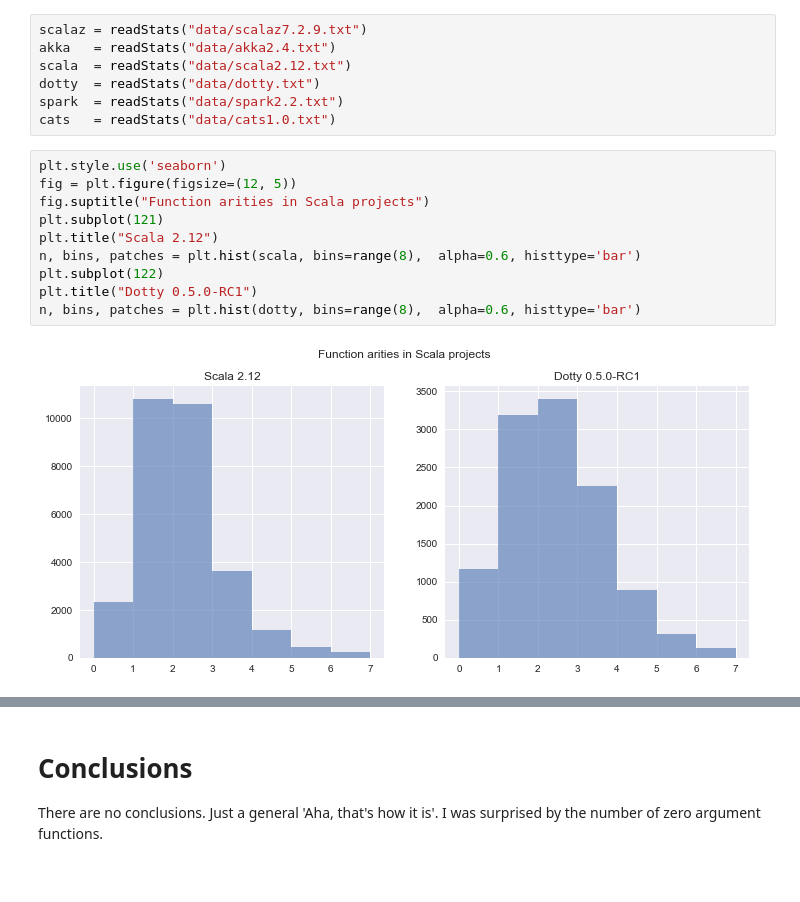
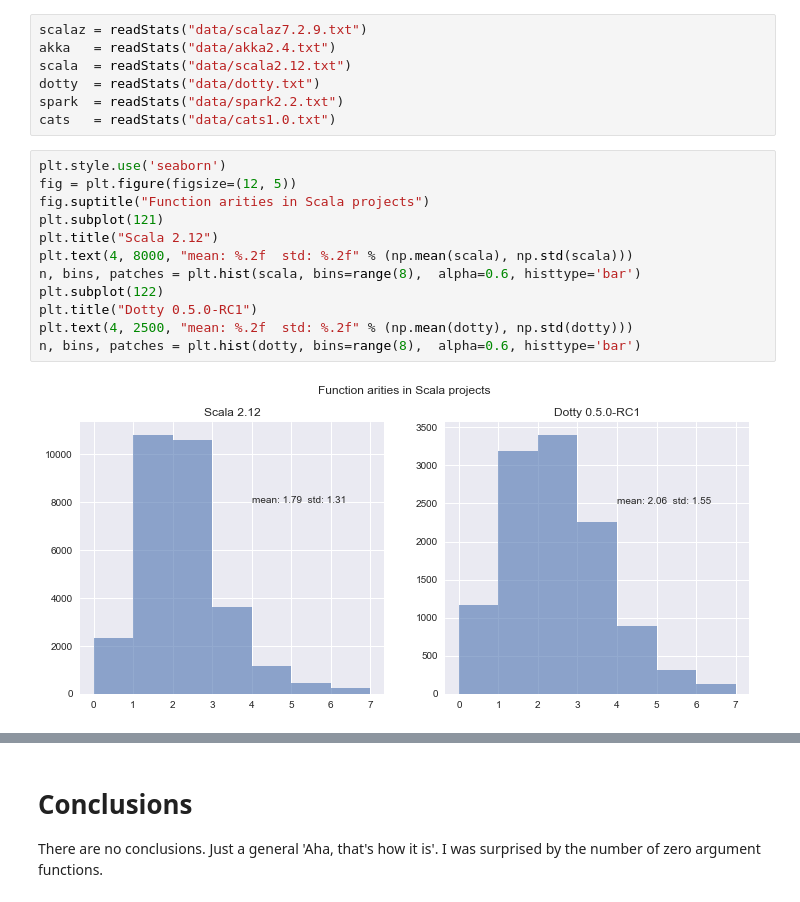
Before and after one commit to nau/funcstat, a Jupyter notebook: stats.ipynb, the cells around one changed output, grey strips where cells are left out. Drawn from its saved outputs; the diff is of its cells as text.

Commit message:
Add mean and std

```diff
--- a/stats.ipynb
+++ b/stats.ipynb
@@ -39,15 +39,17 @@ cats   = readStats("data/cats1.0.txt")
 # %%
 plt.style.use('seaborn')
 fig = plt.figure(figsize=(12, 5))
 fig.suptitle("Function arities in Scala projects")
 plt.subplot(121)
 plt.title("Scala 2.12")
+plt.text(4, 8000, "mean: %.2f  std: %.2f" % (np.mean(scala), np.std(scala)))
 n, bins, patches = plt.hist(scala, bins=range(8),  alpha=0.6, histtype='bar')
 plt.subplot(122)
 plt.title("Dotty 0.5.0-RC1")
+plt.text(4, 2500, "mean: %.2f  std: %.2f" % (np.mean(dotty), np.std(dotty)))
 n, bins, patches = plt.hist(dotty, bins=range(8),  alpha=0.6, histtype='bar')
 # %% [output]
-[figure, old version]
+[figure, new version]
 # %%
 fig = plt.figure(figsize=(12, 5))
 fig.suptitle("Function arities in Scala projects")
```
Also changed, not shown: parts of 2 cells of this notebook.
